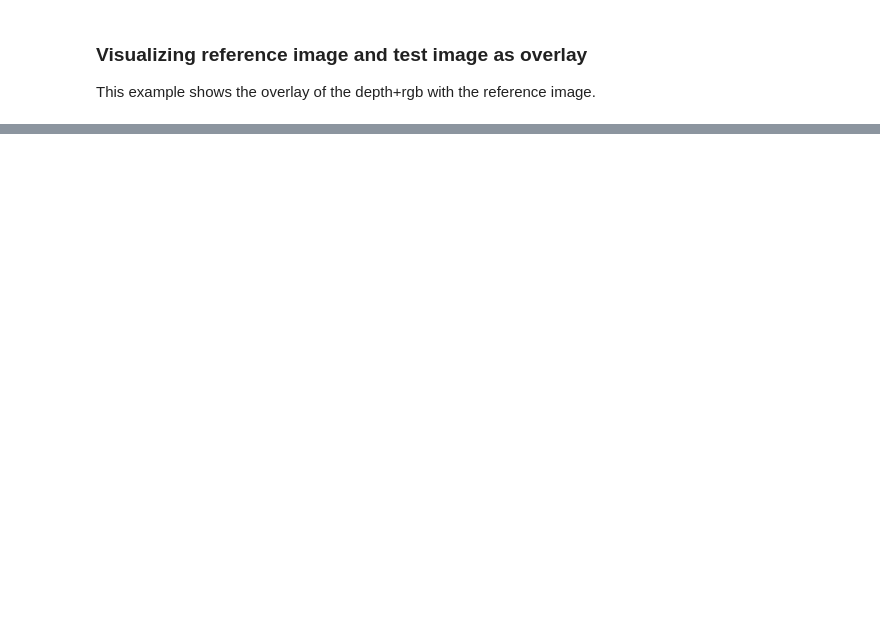
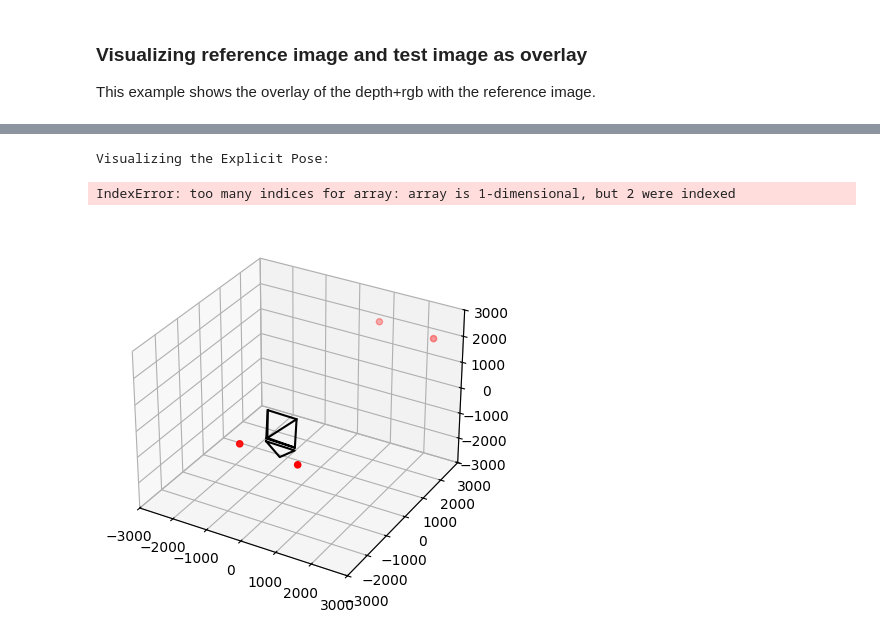
Before and after one commit to Tiromachelan/Augmented-Reality-with-PyTorch-3D, a Jupyter notebook: demo_pytorch3D_rendering.ipynb, the cells around one changed output, grey strips where cells are left out. Drawn from its saved outputs; the diff is of its cells as text; code cells hidden in the pictures; blank space fills up the shorter version.

```diff
--- a/demo_pytorch3D_rendering.ipynb
+++ b/demo_pytorch3D_rendering.ipynb
@@ -1437,0 +1729,14 @@ time: 182 ms (started: 2025-09-30 23:08:55 +00:00)
+# %%
+# my_image can be a PIL.Image or a NumPy array (H,W[,C])
+from PIL import Image
+if in_colab():
+    my_image = Image.open("camera-pose-estimator" + "/" + "DSCN0851.JPG")
+else:
+    my_image = Image.open("DSCN0851.JPG")
+
+selected_points = []
+
+app = launch_point_picker(my_image)   # launches inline, non-blocking
+
+# ... later, after clicking points and pressing "Done":
+print(selected_points)  # list of [x, y] pixel coordinates
@@ -1437,0 +1753,21 @@ time: 182 ms (started: 2025-09-30 23:08:55 +00:00)
+# %%
+# ratio of real object sides is 11 x 18.5
+pts = selected_points
+# Assuming a planar object for simplicity and using the 11x18.5 ratio
+# We'll place the origin at one corner of the object in 3D space.
+# These points correspond to the order of points selected in the image.
+# The units are arbitrary, but their relative positions reflect the 11x18.5 ratio.
+refrencePoints = np.array([
+    [0.0, 0.0, 0.0],         # Corresponds to the first selected point
+    [18.5, 0.0, 0.0],        # Corresponds to the second selected point
+    [18.5, 11.0, 0.0],       # Corresponds to the third selected point
+    [0.0, 11.0, 0.0]         # Corresponds to the fourth selected point
+], dtype=np.float32)
+
+print("Reference 3D points defined:")
+print(refrencePoints)
+
+h, mask = cv.findHomography(np.array(refrencePoints), np.array(pts), cv.RANSAC, 5.0)
+
+print("Homography Matrix (H):")
+print(h)
@@ -1437,0 +1979,11 @@ time: 182 ms (started: 2025-09-30 23:08:55 +00:00)
+# %%
+
+rotation_vector_explicit, _ = cv.Rodrigues(Omega_explicit)
+
+
+print("\nVisualizing the Explicit Pose:")
+Visualizer.visualize(rotation_vector_explicit, tau_explicit*-100)
+# %% [output]
+Visualizing the Explicit Pose:
+IndexError: too many indices for array: array is 1-dimensional, but 2 were indexed
+[figure, added]
```
Also changed, not shown: parts of 38 cells of this notebook.
